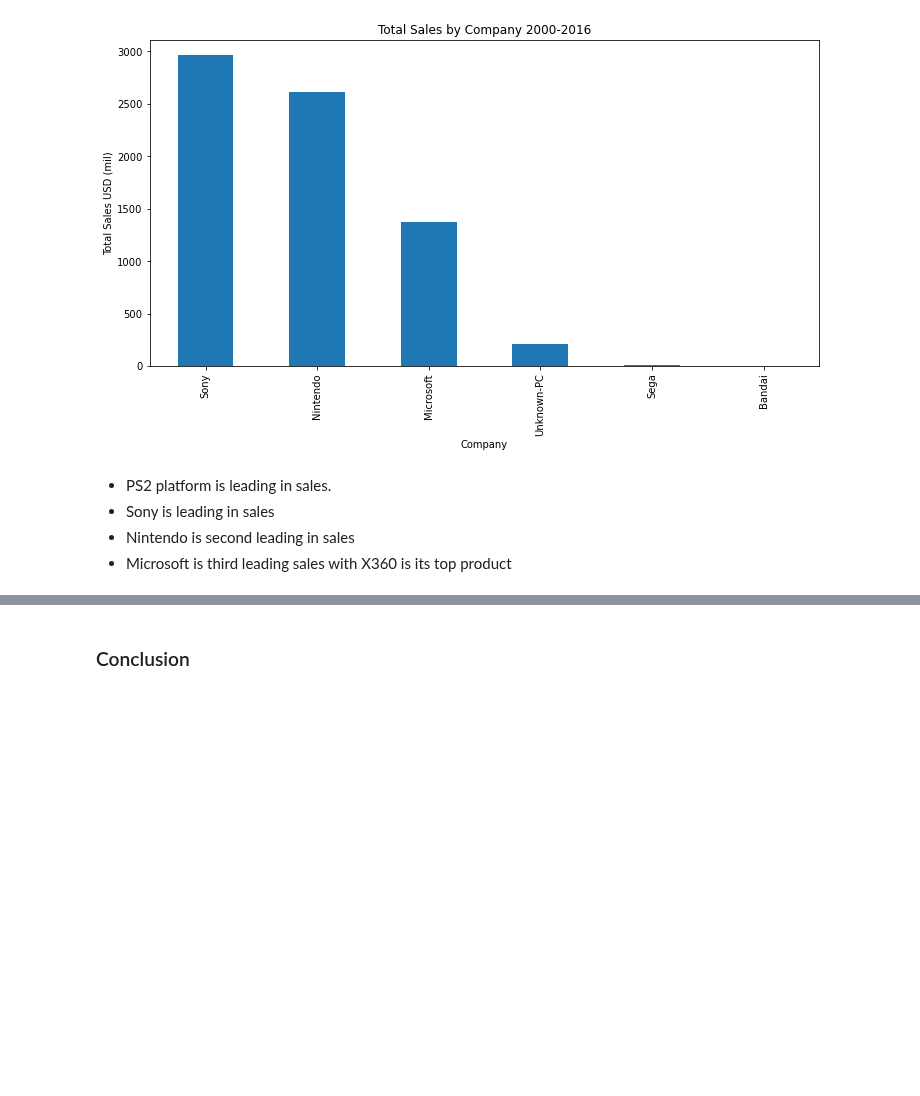
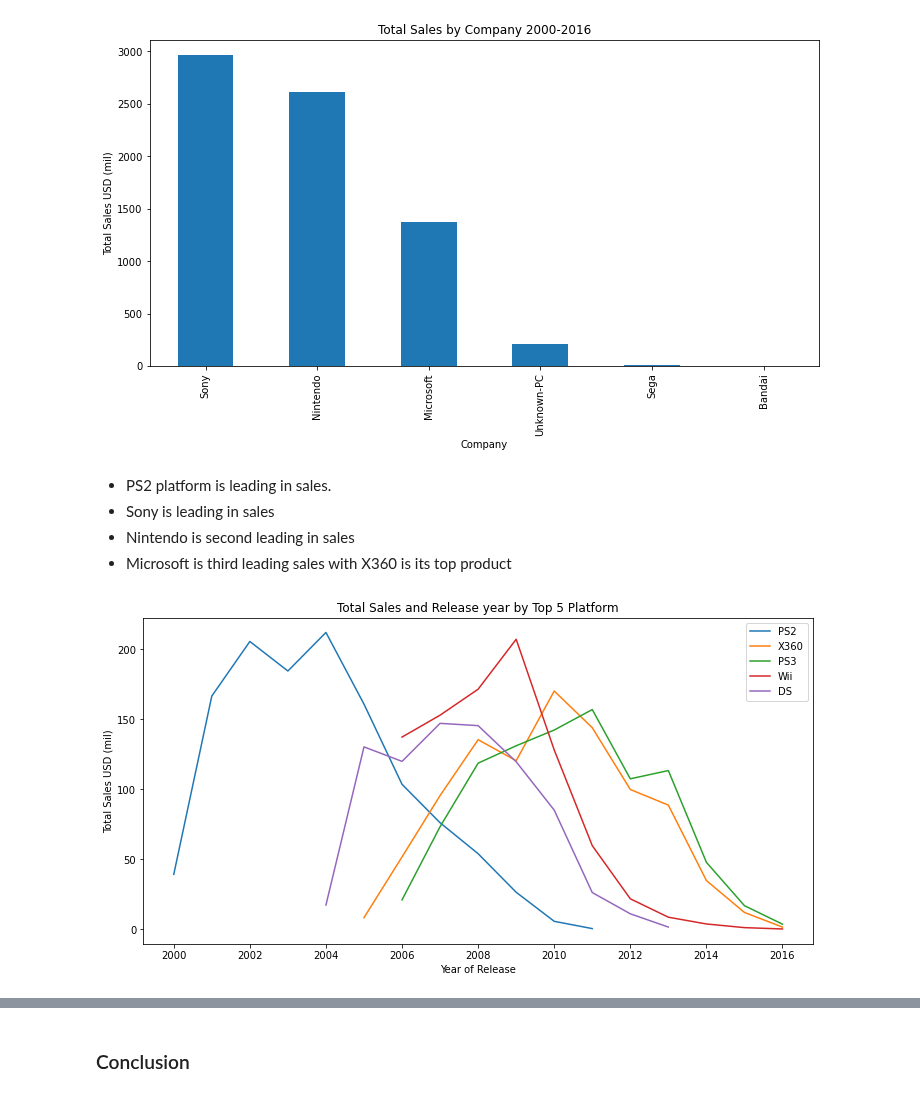
Before and after one commit to rainbowmoonlight/Yandex_Practicum_Projects, a Jupyter notebook: 04 Online Video Game Store Campaign/Online Video Game Store Campaign.ipynb, the cells around one changed output, grey strips where cells are left out. Drawn from its saved outputs; the diff is of its cells as text; code cells hidden in the pictures; blank space fills up the shorter version.

```diff
--- a/04 Online Video Game Store Campaign/Online Video Game Store Campaign.ipynb
+++ b/04 Online Video Game Store Campaign/Online Video Game Store Campaign.ipynb
@@ -906,3 +906,14 @@ plt.show()
 - Sony is leading in sales
 - Nintendo is second leading in sales
 - Microsoft is third leading sales with X360 is its top product
+# %%
+plt.figure(figsize=(12,6))
+plt.xlabel('Year of Release')
+plt.ylabel('Total Sales USD (mil)')
+plt.title('Total Sales and Release year by Top 5 Platform')
+for i in top10_platform[0:5]:
+    sns.lineplot(data=df.loc[df['platform']==i].groupby(['year_of_release'])['total_sales'].sum(), label=i)
+    plt.legend()
+plt.show()
+# %% [output]
+[figure, added]
```
Also changed, not shown: parts of 31 cells of this notebook.
